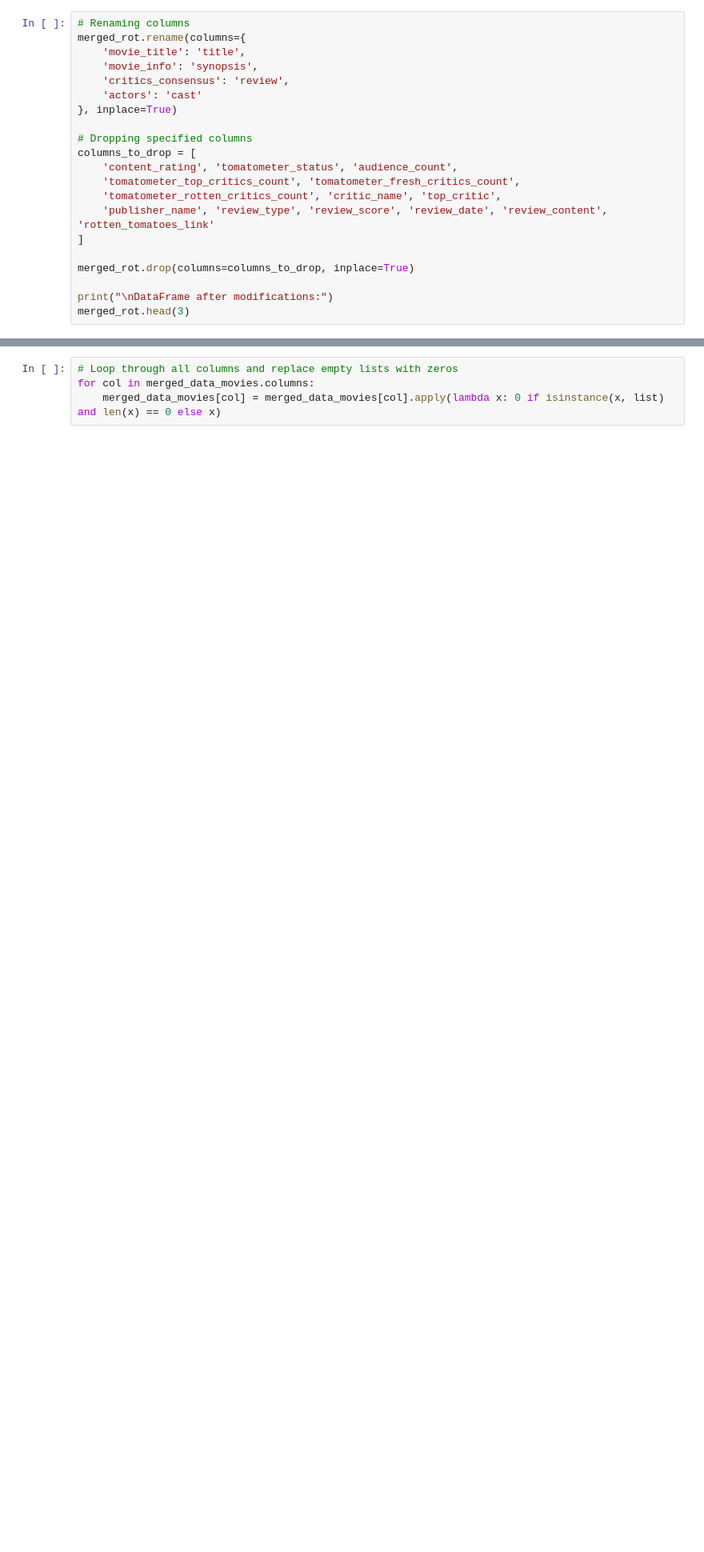
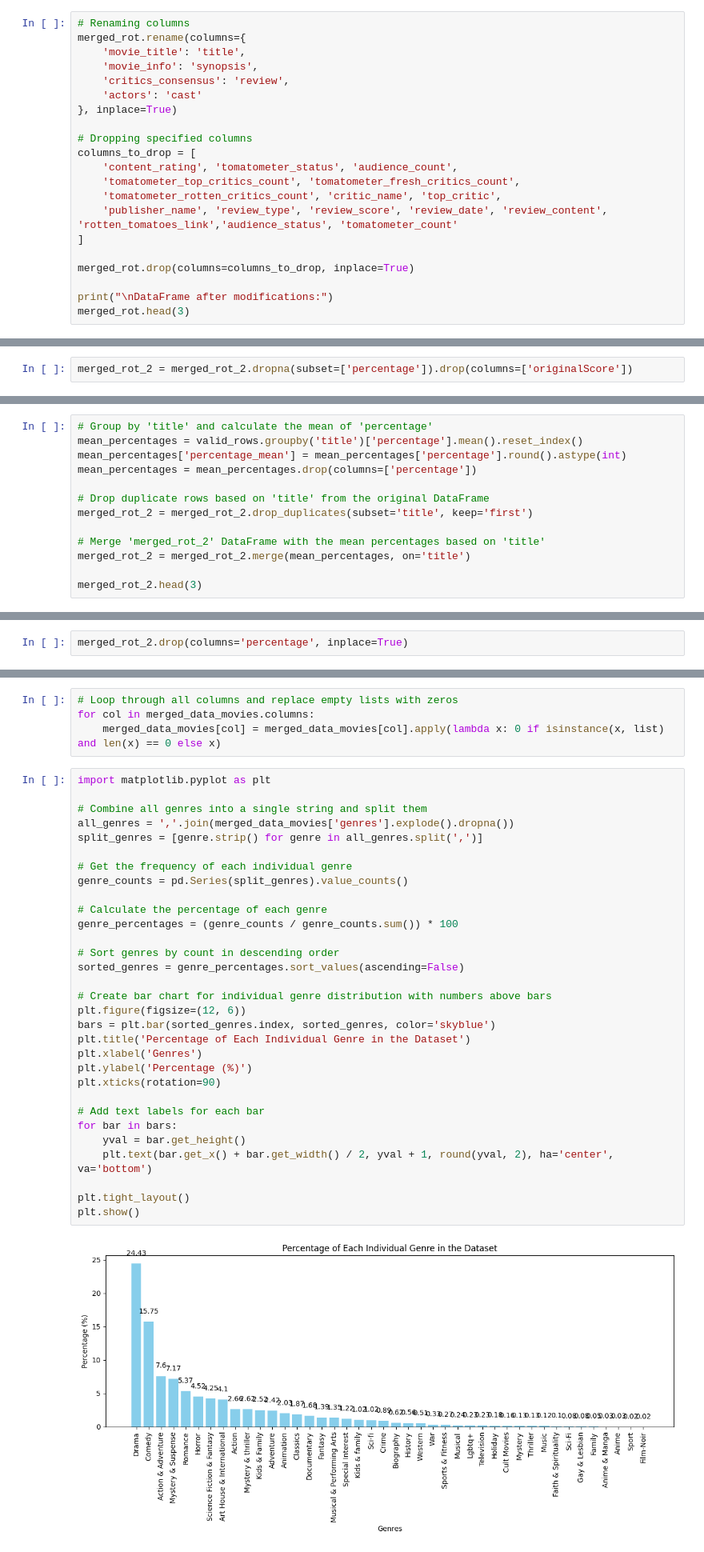
Before and after one commit to xandga/Capstone-Project, a Jupyter notebook: Metadata_Movies.ipynb, the cells around one changed output, grey strips where cells are left out. Shown: that part at 80% size. Cells and saved outputs as stored; diff of their text form; blank space fills up the shorter version.

Commit message:
creating_metadataMovies

```diff
--- a/Metadata_Movies.ipynb
+++ b/Metadata_Movies.ipynb
@@ -205,7 +205,7 @@ columns_to_drop = [
     'content_rating', 'tomatometer_status', 'audience_count',
     'tomatometer_top_critics_count', 'tomatometer_fresh_critics_count',
     'tomatometer_rotten_critics_count', 'critic_name', 'top_critic',
-    'publisher_name', 'review_type', 'review_score', 'review_date', 'review_content', 'rotten_tomatoes_link'
+    'publisher_name', 'review_type', 'review_score', 'review_date', 'review_content', 'rotten_tomatoes_link','audience_status', 'tomatometer_count'
 ]
 
 merged_rot.drop(columns=columns_to_drop, inplace=True)
@@ -365,0 +421,2 @@ DataFrame after additional modifications:
+# %%
+merged_rot_2 = merged_rot_2.dropna(subset=['percentage']).drop(columns=['originalScore'])
@@ -365,0 +430,13 @@ DataFrame after additional modifications:
+# %%
+# Group by 'title' and calculate the mean of 'percentage'
+mean_percentages = valid_rows.groupby('title')['percentage'].mean().reset_index()
+mean_percentages['percentage_mean'] = mean_percentages['percentage'].round().astype(int)
+mean_percentages = mean_percentages.drop(columns=['percentage'])
+
+# Drop duplicate rows based on 'title' from the original DataFrame
+merged_rot_2 = merged_rot_2.drop_duplicates(subset='title', keep='first')
+
+# Merge 'merged_rot_2' DataFrame with the mean percentages based on 'title'
+merged_rot_2 = merged_rot_2.merge(mean_percentages, on='title')
+
+merged_rot_2.head(3)
@@ -366,3 +452,5 @@ DataFrame after additional modifications:
+# %%
+merged_rot_2.drop(columns='percentage', inplace=True)
 # %%
 merged_rot_2.info()
 # %% [output]
@@ -629,3 +720,36 @@ memory usage: 1.8+ MB
 # Loop through all columns and replace empty lists with zeros
 for col in merged_data_movies.columns:
     merged_data_movies[col] = merged_data_movies[col].apply(lambda x: 0 if isinstance(x, list) and len(x) == 0 else x)
+# %%
+import matplotlib.pyplot as plt
+
+# Combine all genres into a single string and split them
+all_genres = ','.join(merged_data_movies['genres'].explode().dropna())
+split_genres = [genre.strip() for genre in all_genres.split(',')]
+
+# Get the frequency of each individual genre
+genre_counts = pd.Series(split_genres).value_counts()
+
+# Calculate the percentage of each genre
+genre_percentages = (genre_counts / genre_counts.sum()) * 100
+
+# Sort genres by count in descending order
+sorted_genres = genre_percentages.sort_values(ascending=False)
+
+# Create bar chart for individual genre distribution with numbers above bars
+plt.figure(figsize=(12, 6))
+bars = plt.bar(sorted_genres.index, sorted_genres, color='skyblue')
+plt.title('Percentage of Each Individual Genre in the Dataset')
+plt.xlabel('Genres')
+plt.ylabel('Percentage (%)')
+plt.xticks(rotation=90)
+
+# Add text labels for each bar
+for bar in bars:
+    yval = bar.get_height()
+    plt.text(bar.get_x() + bar.get_width() / 2, yval + 1, round(yval, 2), ha='center', va='bottom')
+
+plt.tight_layout()
+plt.show()
+# %% [output]
+[figure, added]
```
Also changed, not shown: parts of 31 cells of this notebook.
